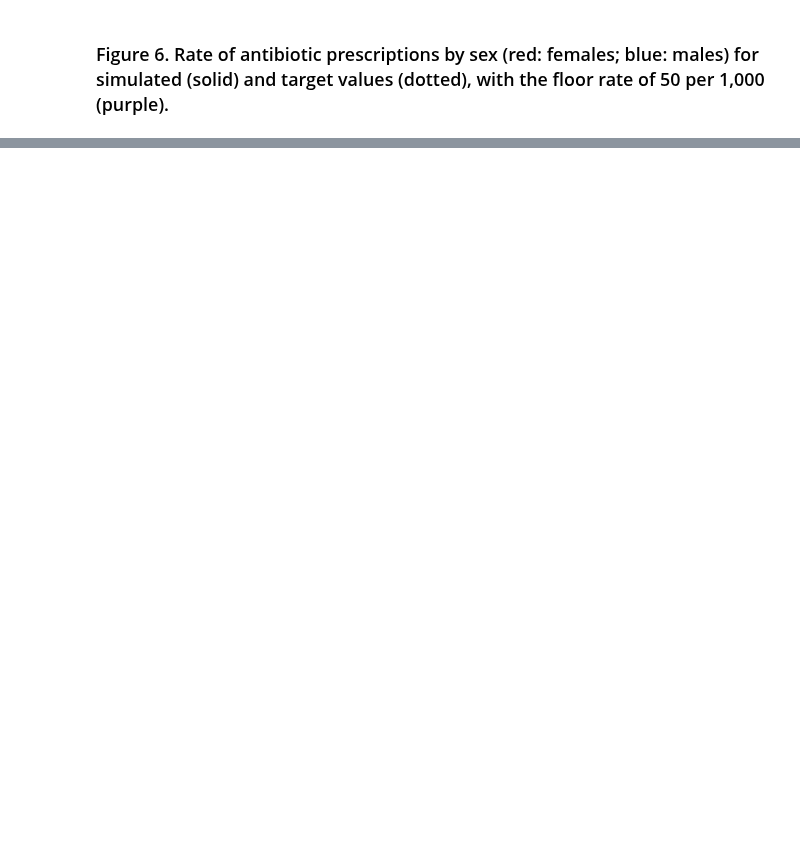
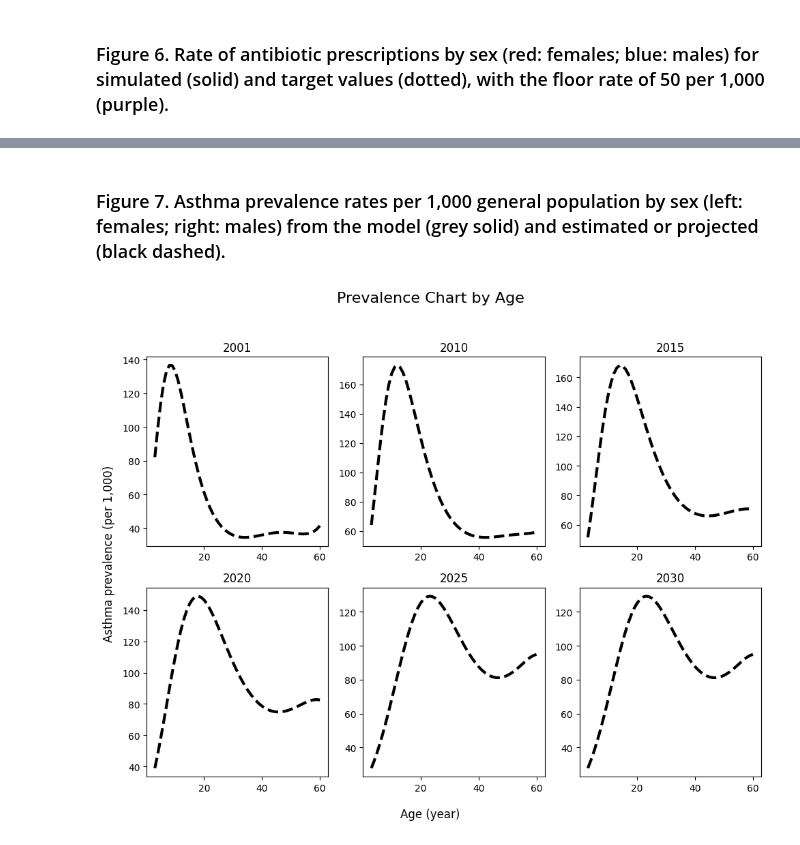
Before and after one commit to resplab/leap, a Jupyter notebook: notebook.ipynb, the cells around one changed output, grey strips where cells are left out. Cells and saved outputs as stored; diff of their text form; code cells hidden in the pictures; blank space fills up the shorter version.

```diff
--- a/notebook.ipynb
+++ b/notebook.ipynb
@@ -49,6 +51,8 @@ max_age:
 # %% [markdown]
 ### Figure 5. Population by age across selected years from the model (grey solid) and from Statistics Canada (black dashed).
 # %%
+# Figure 5. Population by age across selected years from the model (grey solid) and from Statistics Canada (black dashed).
+
 # Simulation parametres
 chosen_province = "CA"
 baseline_year = 2001
@@ -73,8 +77,8 @@ for i, year in enumerate(figure_years):
     ax : plt.Axes = axs[i // num_cols][i % num_cols]
 
     # Filter stats data by current year
-    stats_year_data = canada_pop_df.query("year == @year")
-    stats_year_totals = stats_year_data.groupby("age").sum().reset_index()
+    stats_asthma_prev_year_totals = canada_pop_df.query("year == @year")
+    stats_year_totals = stats_asthma_prev_year_totals.groupby("age").sum().reset_index()
 
     # Filter simulation data by current year
     simulation_year_data = simulation_df.query("year == @year and age <= 100")
@@ -83,10 +87,10 @@ for i, year in enumerate(figure_years):
     scaling_factor = stats_year_totals["n"].max() / simulation_year_toals["n_alive"].max()
     simulation_year_toals["n_alive"] *= scaling_factor
 
-    ax.plot(simulation_year_toals["age"], simulation_year_toals["n_alive"], label="True",
-            color="#999999", linestyle="-", linewidth=3)
-    ax.plot(stats_year_totals["age"], stats_year_totals["n"], label="True",
-            color="black", linestyle="dashed", linewidth=3)
+    ax.plot(simulation_year_toals["age"], simulation_year_toals["n_alive"],
+            color="#999999", linestyle="-", linewidth=3, label="simulated")
+    ax.plot(stats_year_totals["age"], stats_year_totals["n"],
+            color="black", linestyle="dashed", linewidth=3, label="observed")
 
 
     # Title and Labels
@@ -194,0 +186,51 @@ plt.show()
+# %% [markdown]
+### Figure 7. Asthma prevalence rates per 1,000 general population by sex (left: females; right: males) from the model (grey solid) and estimated or projected (black dashed).
+# %%
+# Figure 7. Asthma prevalence rates per 1,000 general population by sex (left: females; right: males) from the model (grey solid) and estimated or projected (black dashed).
+
+# Simulation parametres
+chosen_province = "CA"
+baseline_year = 2001
+growth_type = "M3"
+
+# Figure Parameters
+num_cols = 3
+num_rows = 2
+figure_years = [2001, 2010, 2015, 2020, 2025, 2030]
+
+# Read and process observed asthma incidence data
+asthma_inc = (
+    pd.read_csv("leap/processed_data/master_asthma_prev_inc.csv")
+    .map(lambda s: "F" if s == 0 else "M")
+)
+
+# Read and process obsereved asthma prevalence data
+asthma_prev = pd.read_csv("leap/processed_data/master_asthma_prev_inc.csv")
+asthma_prev = asthma_prev[asthma_prev["age"] <= 60]
+asthma_prev['sex'] = asthma_prev['sex'].map(lambda s: "F" if s == 0 else "M")
+
+fig, axs = plt.subplots(nrows=num_rows, ncols=num_cols, figsize=(10, 8))
+
+for i, year in enumerate(figure_years):
+    ax: plt.Axes = axs[i // num_cols][i % num_cols]
+
+    # Filter stats data by current year
+    stats_asthma_prev_year_totals = (
+        asthma_prev.query("year == @year and sex == 'M'")
+        .groupby("age").sum().reset_index()
+    )
+    stats_asthma_prev_year_totals["prev"] *= 800
+
+    ax.plot(stats_asthma_prev_year_totals["age"], stats_asthma_prev_year_totals["prev"],
+            color="black", linestyle="dashed", linewidth=3)
+
+    # Title and Labels
+    ax.set_title(f"{year}", fontsize=12)
+
+fig.supxlabel("Age (year)")
+fig.supylabel("Asthma prevalence (per 1,000)")
+fig.suptitle("Prevalence Chart by Age", fontsize=16)
+plt.tight_layout(rect=[0, 0, 1, 0.95])
+plt.show()
+# %% [output]
+[figure, added]
```
Also changed, not shown: parts of 4 cells of this notebook.
